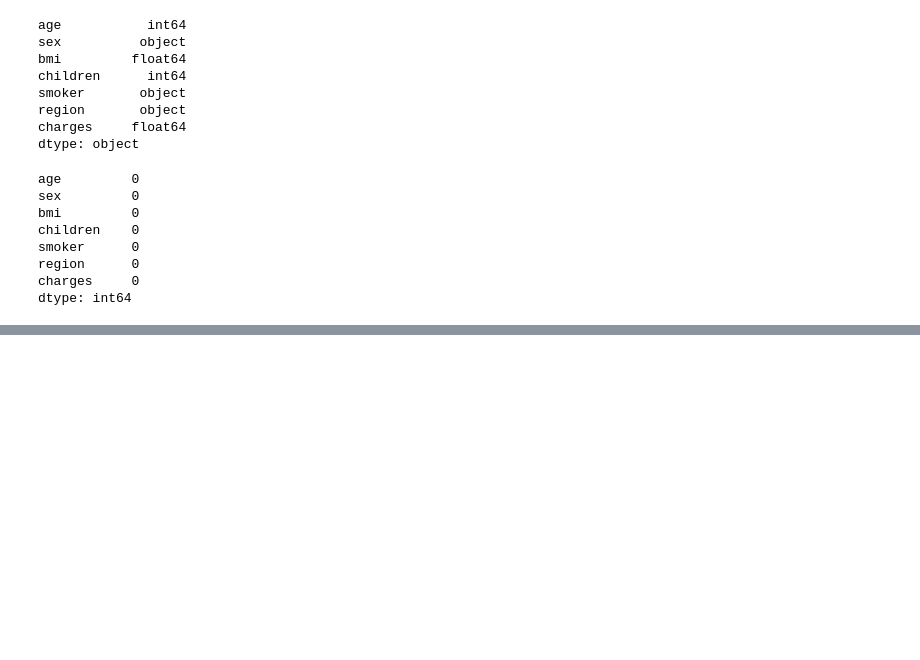
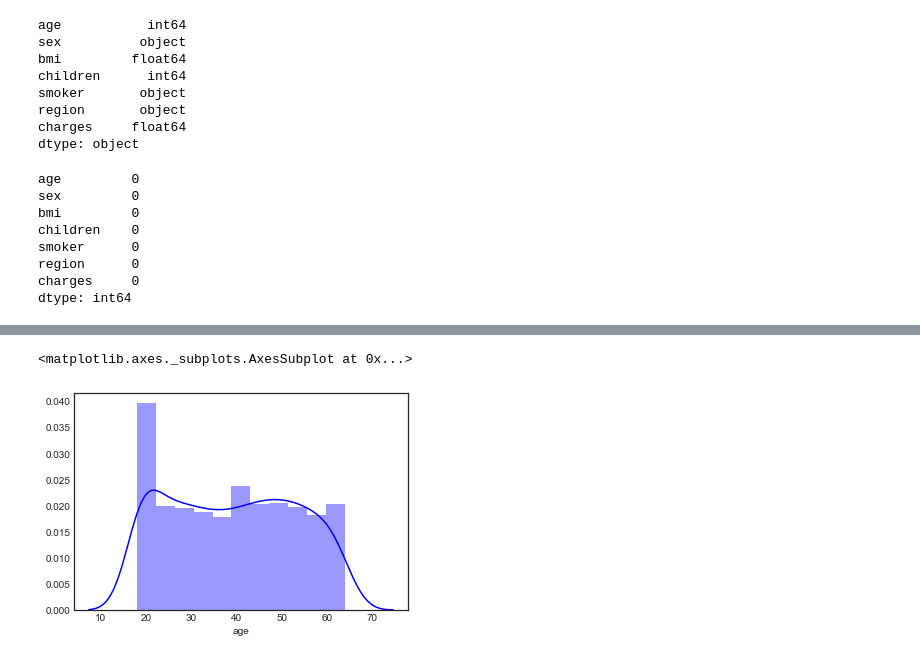
Before and after one commit to sanjaytallolli/TotalDataScience, a Jupyter notebook: Insurance Forecast Stat Mini Project.ipynb, the cells around one changed output, grey strips where cells are left out. Drawn from its saved outputs; the diff is of its cells as text; code cells hidden in the pictures; blank space fills up the shorter version.

```diff
--- a/Insurance Forecast Stat Mini Project.ipynb
+++ b/Insurance Forecast Stat Mini Project.ipynb
@@ -78,0 +169,5 @@ dtype: int64
+# %%
+sns.distplot(DistData['age'], color='blue')
+# %% [output]
+<matplotlib.axes._subplots.AxesSubplot at 0x...>
+[figure, added]
```
Also changed, not shown: parts of 46 cells of this notebook.
